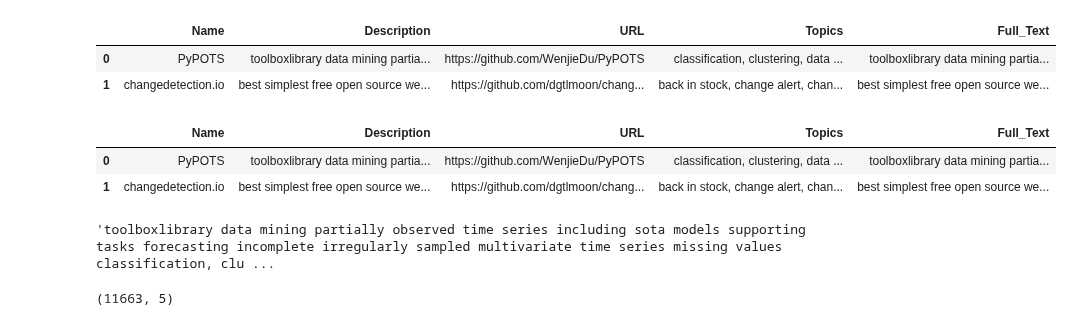
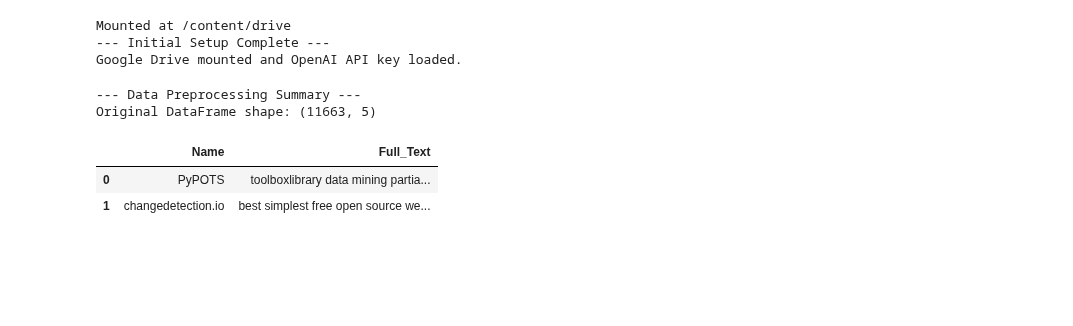
Before and after one commit to noambassat/RAG_Agent_GITHUB_Rep.project, a Jupyter notebook: ChromaDB_RAG_Notebook.ipynb, the cells around one changed output. Drawn from its saved outputs; the diff is of its cells as text; code cells hidden in the pictures; blank space fills up the shorter version.

```diff
--- a/ChromaDB_RAG_Notebook.ipynb
+++ b/ChromaDB_RAG_Notebook.ipynb
@@ -31,27 +55,48 @@ Mounted at /content/drive
+# %%
+# Initialize tqdm for pandas operations (if used later)
+tqdm.pandas()
+
+# Mount Google Drive and Set OpenAI API Key
+# Mount Google Drive to access your data file
+drive.mount('/content/drive')
+
+# Set OpenAI API Key from Colab secrets
+# Ensure 'open_ai_key' is securely stored in Colab Secrets
+os.environ["OPENAI_API_KEY"] = userdata.get('open_ai_key')
+
+print("--- Initial Setup Complete ---")
+print("Google Drive mounted and OpenAI API key loaded.")
+
+# Cell 4: Load and Preprocess Data
+# Path to your file (replace with your actual path)
+# Ensure this path is correct after mounting Google Drive
+path = "/content/drive/MyDrive/GitHubRepositoriesProject/clean_df.xlsx"
+# %% [output]
+Mounted at /content/drive
+--- Initial Setup Complete ---
+Google Drive mounted and OpenAI API key loaded.
 # %%
-
-# Path to your file (replace with your actual path)
-path = "/content/drive/MyDrive/GitHubRepositoriesProject/clean_df.xlsx"
-
-# Load only relevant columns
+# Load only relevant columns from the Excel file
 df = pd.read_excel(path, usecols=["Name", "Description", "URL", "Topics"])
 
-# Drop rows with missing Description or Topics
+# Drop rows where 'Description' or 'Topics' are missing
+# These rows would not provide useful context for RAG
 df.dropna(subset=["Description", "Topics"], inplace=True)
 
-# Ensure Topics is a string
+# Ensure 'Topics' column is treated as string type
+# This prevents potential errors if 'Topics' contains non-string types
 df["Topics"] = df["Topics"].astype(str)
 
-# Combine into single text column
+# Combine 'Description' and 'Topics' into a single 'Full_Text' column.
+# This concatenated text will be used as the primary content for chunking and embedding.
 df["Full_Text"] = df["Description"] + " " + df["Topics"]
+
+print("\n--- Data Preprocessing Summary ---")
+print(f"Original DataFrame shape: {df.shape}")
+df[['Name', 'Full_Text']].head(2)
 # %% [output]
+--- Data Preprocessing Summary ---
+Original DataFrame shape: (11663, 5)
-|  | Name | Description | URL | Topics | Full_Text |
-| 0 | PyPOTS | toolboxlibrary data mining partia... | https://github.com/WenjieDu/PyPOTS | classification, clustering, data ... | toolboxlibrary data mining partia... |
-| 1 | changedetection.io | best simplest free open source we... | https://github.com/dgtlmoon/chang... | back in stock, change alert, chan... | best simplest free open source we... |
+|  | Name | Full_Text |
+| 0 | PyPOTS | toolboxlibrary data mining partia... |
+| 1 | changedetection.io | best simplest free open source we... |
-# %%
-# Preview
-df.head(2)
-# %% [output]
-|  | Name | Description | URL | Topics | Full_Text |
-| 0 | PyPOTS | toolboxlibrary data mining partia... | https://github.com/WenjieDu/PyPOTS | classification, clustering, data ... | toolboxlibrary data mining partia... |
-| 1 | changedetection.io | best simplest free open source we... | https://github.com/dgtlmoon/chang... | back in stock, change alert, chan... | best simplest free open source we... |
@@ -62,8 +102,0 @@ df.head(2)
-# %%
-df.loc[0,'Full_Text']
-# %% [output]
-'toolboxlibrary data mining partially observed time series including sota models supporting tasks forecasting incomplete irregularly sampled multivariate time series missing values classification, clu ...
-# %%
-df.shape
-# %% [output]
-(11663, 5)
```
Also changed, not shown: parts of 23 cells of this notebook.
